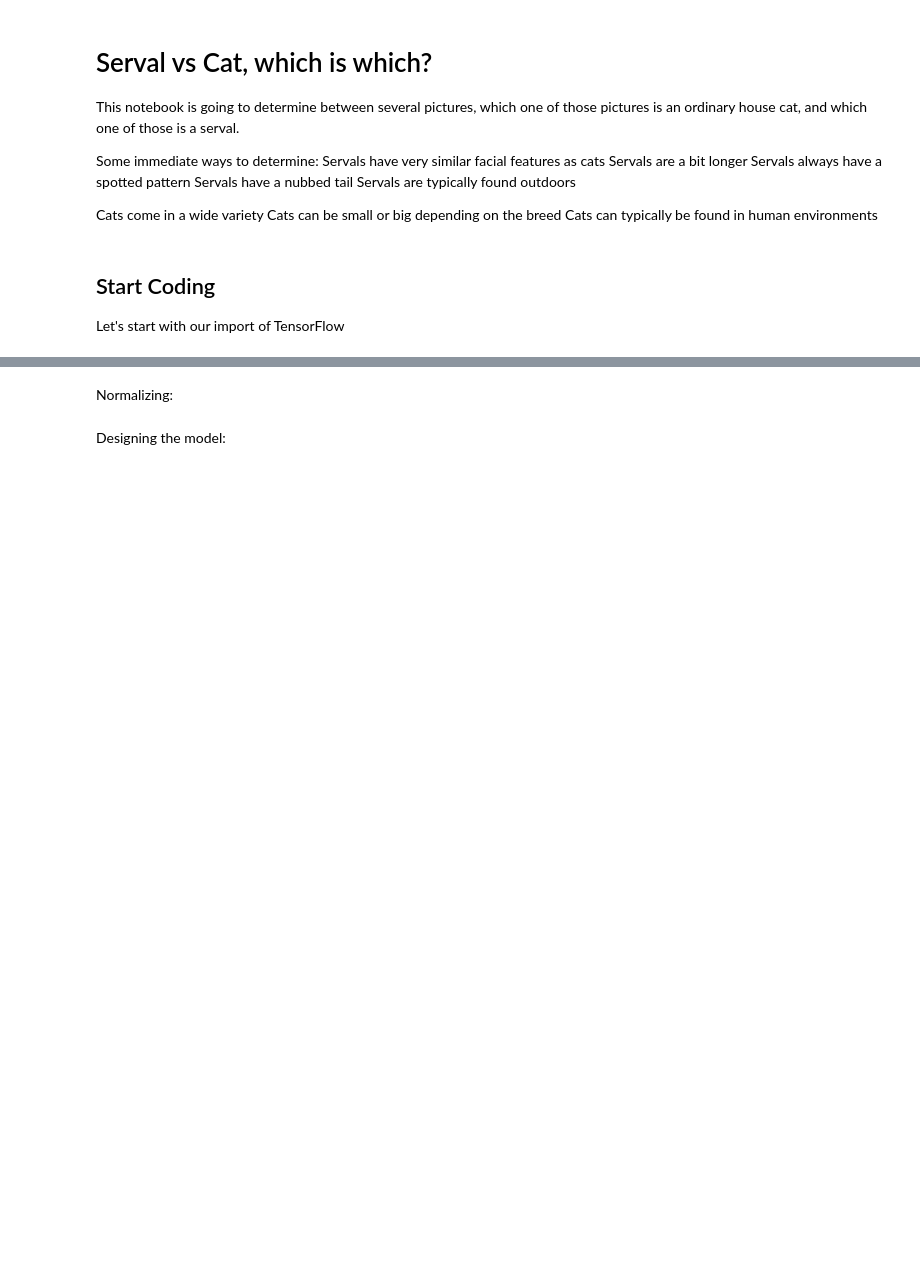
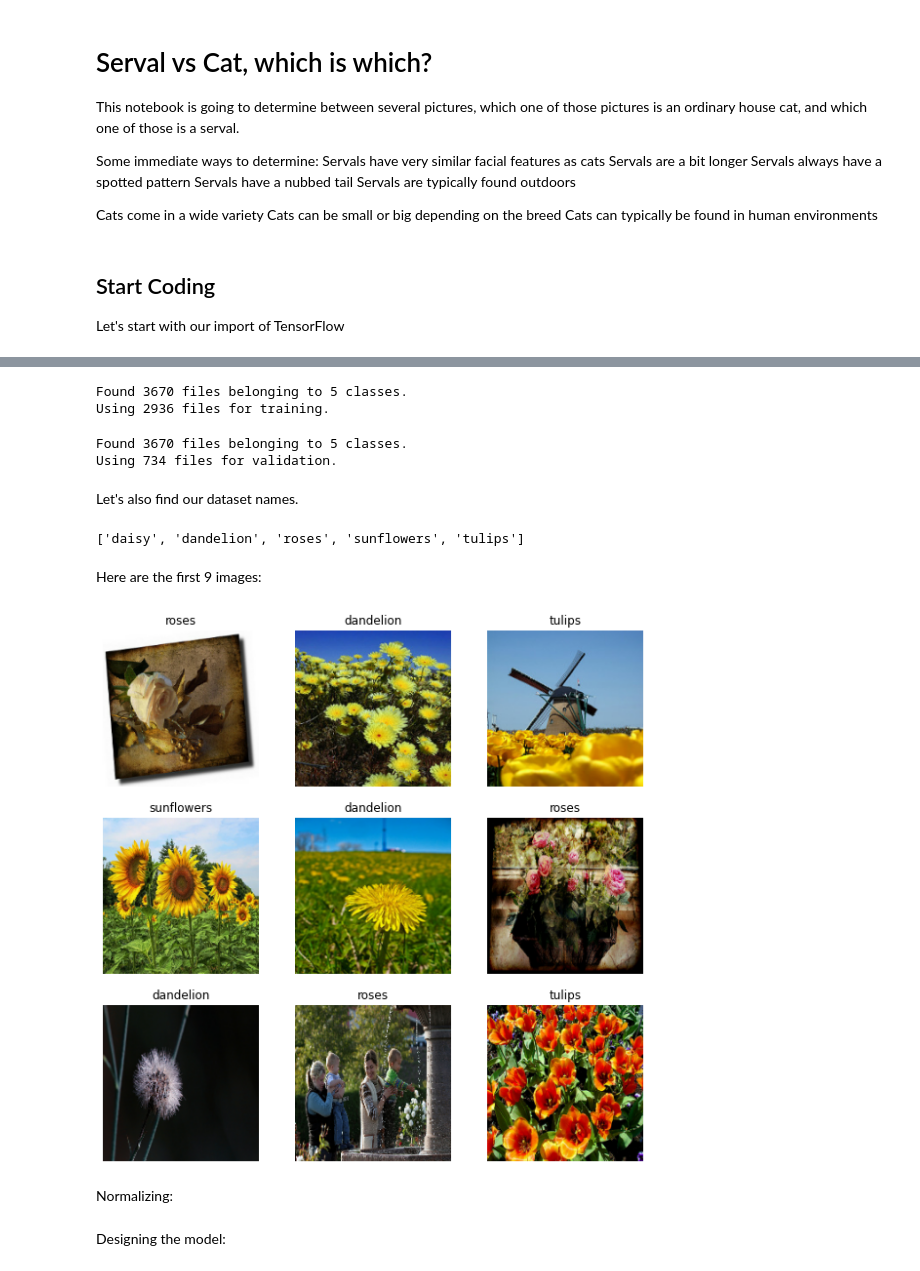
Before and after one commit to kevinles117/ad470-kt, a Jupyter notebook: serval/Serval_Notebook.ipynb, the cells around one changed output, grey strips where cells are left out. Drawn from its saved outputs; the diff is of its cells as text; code cells hidden in the pictures; blank space fills up the shorter version.

```diff
--- a/serval/Serval_Notebook.ipynb
+++ b/serval/Serval_Notebook.ipynb
@@ -46,3 +81,46 @@ Printing a training image, and a training labels:
+# %%
+train_ds = tf.keras.preprocessing.image_dataset_from_directory(
+  data_dir,
+  validation_split=0.2,
+  subset="training",
+  seed=123,
+  image_size=(img_height, img_width),
+  batch_size=batch_size)
+# %% [output]
+Found 3670 files belonging to 5 classes.
+Using 2936 files for training.
+# %%
+val_ds = tf.keras.preprocessing.image_dataset_from_directory(
+  data_dir,
+  validation_split=0.2,
+  subset="validation",
+  seed=123,
+  image_size=(img_height, img_width),
+  batch_size=batch_size)
+# %% [output]
+Found 3670 files belonging to 5 classes.
+Using 734 files for validation.
+# %% [markdown]
+Let's also find our dataset names.
+# %%
+class_names = train_ds.class_names
+print(class_names)
+# %% [output]
+['daisy', 'dandelion', 'roses', 'sunflowers', 'tulips']
+# %% [markdown]
+Here are the first 9 images:
+# %%
+import matplotlib.pyplot as plt
+
+plt.figure(figsize=(10, 10))
+for images, labels in train_ds.take(1):
+  for i in range(9):
+    ax = plt.subplot(3, 3, i + 1)
+    plt.imshow(images[i].numpy().astype("uint8"))
+    plt.title(class_names[labels[i]])
+    plt.axis("off")
+# %% [output]
+[figure, added]
 # %% [markdown]
 Normalizing:
 # %%
```
Also changed, not shown: parts of 18 cells of this notebook.
